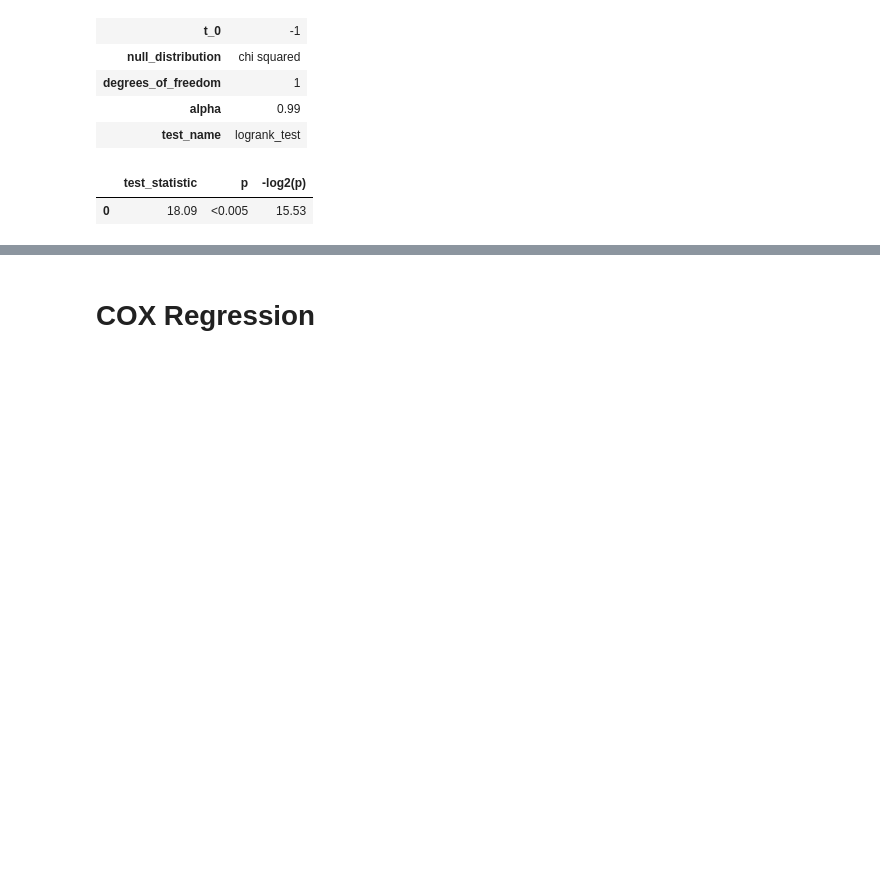
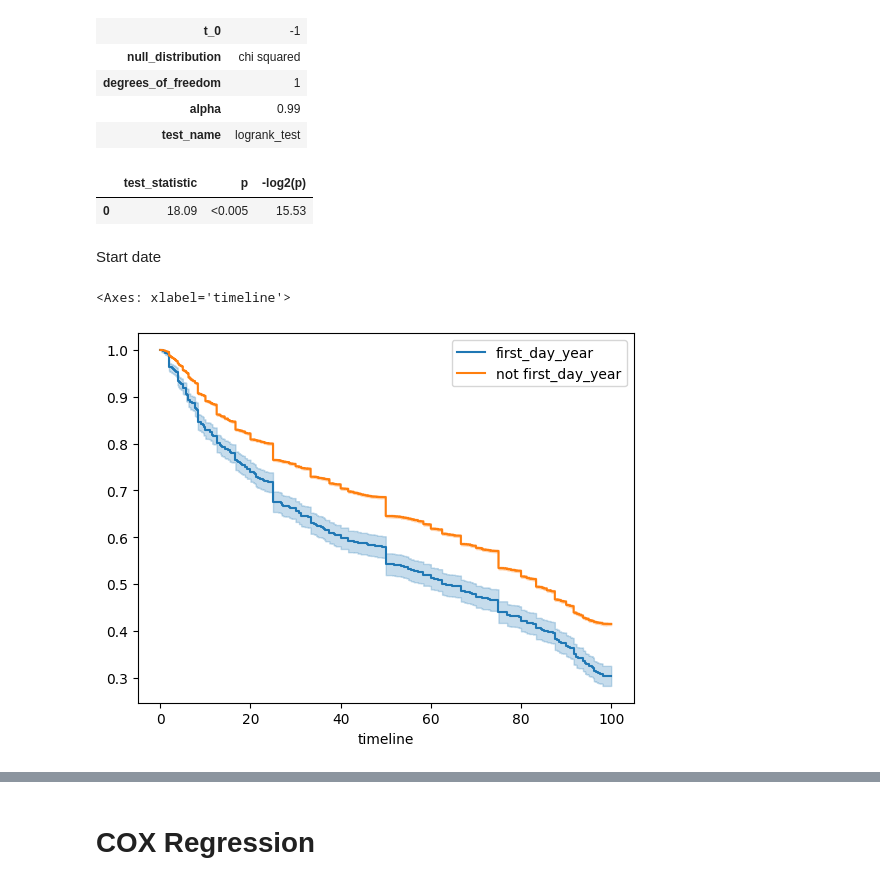
Before and after one commit to Hitkul/Put-Your-Money-Where-Your-Mouth-Is, a Jupyter notebook: analysis/Survival Analysis.ipynb, the cells around one changed output, grey strips where cells are left out. Saved outputs shown, nothing was run; the diff lists cells and outputs as text; code cells hidden in the pictures; blank space fills up the shorter version.

Commit message:
added survival stuff

```diff
--- a/analysis/Survival Analysis.ipynb
+++ b/analysis/Survival Analysis.ipynb
@@ -237,3 +274,19 @@ results.print_summary()
 | test_name | logrank_test |
 |  | test_statistic | p | -log2(p) |
 | 0 | 18.09 | <0.005 | 15.53 |
+# %% [markdown]
+Start date
+# %%
+kmf = KaplanMeierFitter()
+ax = plt.subplot(111)
+
+first_day_year = (lifeline_df['first_day_of_year']==True)
+
+kmf.fit(T[first_day_year], event_observed=E[first_day_year], label="first_day_year")
+kmf.plot_survival_function(ax=ax)
+
+kmf.fit(T[~first_day_year], event_observed=E[~first_day_year], label="not first_day_year")
+kmf.plot_survival_function(ax=ax)
+# %% [output]
+<Axes: xlabel='timeline'>
+[figure, added]
```
Also changed, not shown: parts of 13 cells of this notebook, 1 other file.
